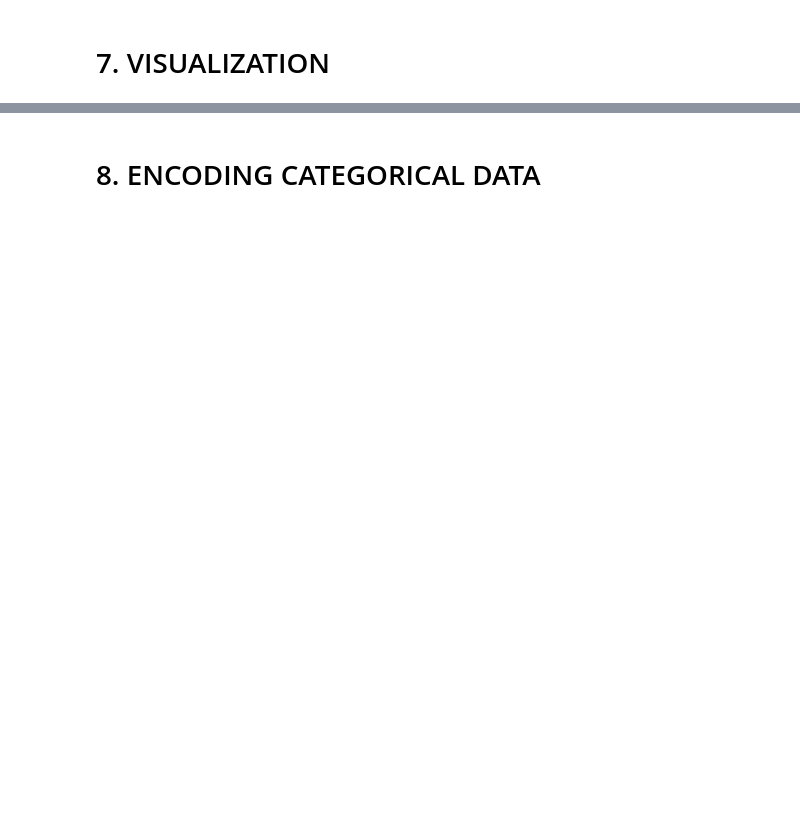
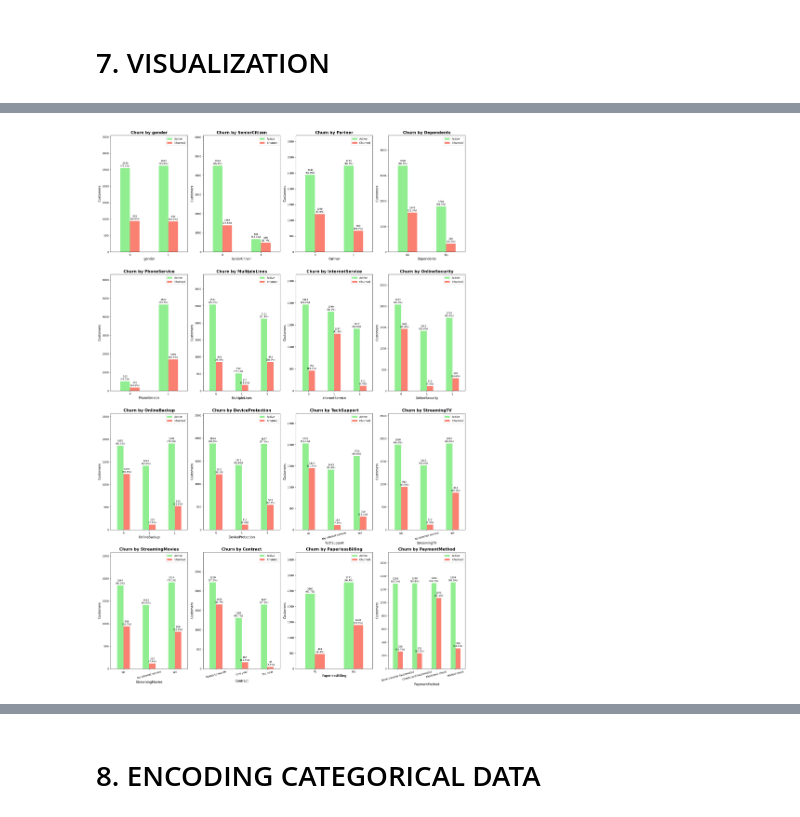
Before and after one commit to jnagabooshanam-hub/ChurnPrediction_Project, a Jupyter notebook: Customer_Churn_2026.ipynb, the cells around one changed output, grey strips where cells are left out. Cells and saved outputs as stored; diff of their text form; code cells hidden in the pictures; blank space fills up the shorter version.

```diff
--- a/Customer_Churn_2026.ipynb
+++ b/Customer_Churn_2026.ipynb
@@ -356,0 +224,46 @@ plt.show()
+# %%
+# Complete list of features (15 total)
+categorical_cols = [
+    'gender', 'SeniorCitizen', 'Partner', 'Dependents', 'PhoneService',
+                    'MultipleLines', 'InternetService', 'OnlineSecurity', 'OnlineBackup',
+                    'DeviceProtection', 'TechSupport', 'StreamingTV', 'StreamingMovies',
+                    'Contract', 'PaperlessBilling', 'PaymentMethod'
+]
+
+
+# 1. Create a 4x4 grid
+fig, axes = plt.subplots(nrows=4, ncols=4, figsize=(20, 30))
+axes = axes.flatten()
+
+for i, col in enumerate(categorical_cols):
+    # Calculate Counts and Percentages
+    ct = pd.crosstab(df[col], df["Churn"])
+    ct_pct = ct.div(ct.sum(1), axis=0) * 100
+
+    # 2. Plot on the specific subplot
+    ct.plot(kind="bar", ax=axes[i], color=['lightgreen', 'salmon'], rot=0)
+
+    # 3. Add Labels (Count & %)
+    for j, container in enumerate(axes[i].containers):
+        pct_labels = ct_pct.iloc[:, j].values
+        labels = [f'{int(v.get_height())}\n({p:.1f}%)' if v.get_height() > 0 else ''
+                  for v, p in zip(container, pct_labels)]
+
+        axes[i].bar_label(container, labels=labels, label_type='edge', padding=3, fontsize=9)
+
+    # Formatting
+    axes[i].set_title(f"Churn by {col}", fontsize=15, fontweight='bold')
+    axes[i].set_xlabel(col, fontsize=12)
+    axes[i].set_ylabel("Customers", fontsize=12)
+    axes[i].legend(["Active", "Churned"], fontsize=10)
+    axes[i].set_ylim(0, ct.values.max() * 1.35) # Adjusted for taller labels
+
+    # Rotate x-labels for columns with long category names (like PaymentMethod)
+    if df[col].nunique() > 2:
+        axes[i].tick_params(axis='x', labelrotation=15)
+
+# 4. Clean up layout
+plt.tight_layout()
+plt.show()
+# %% [output]
+[figure, added]
```
Also changed, not shown: parts of 52 cells of this notebook.
